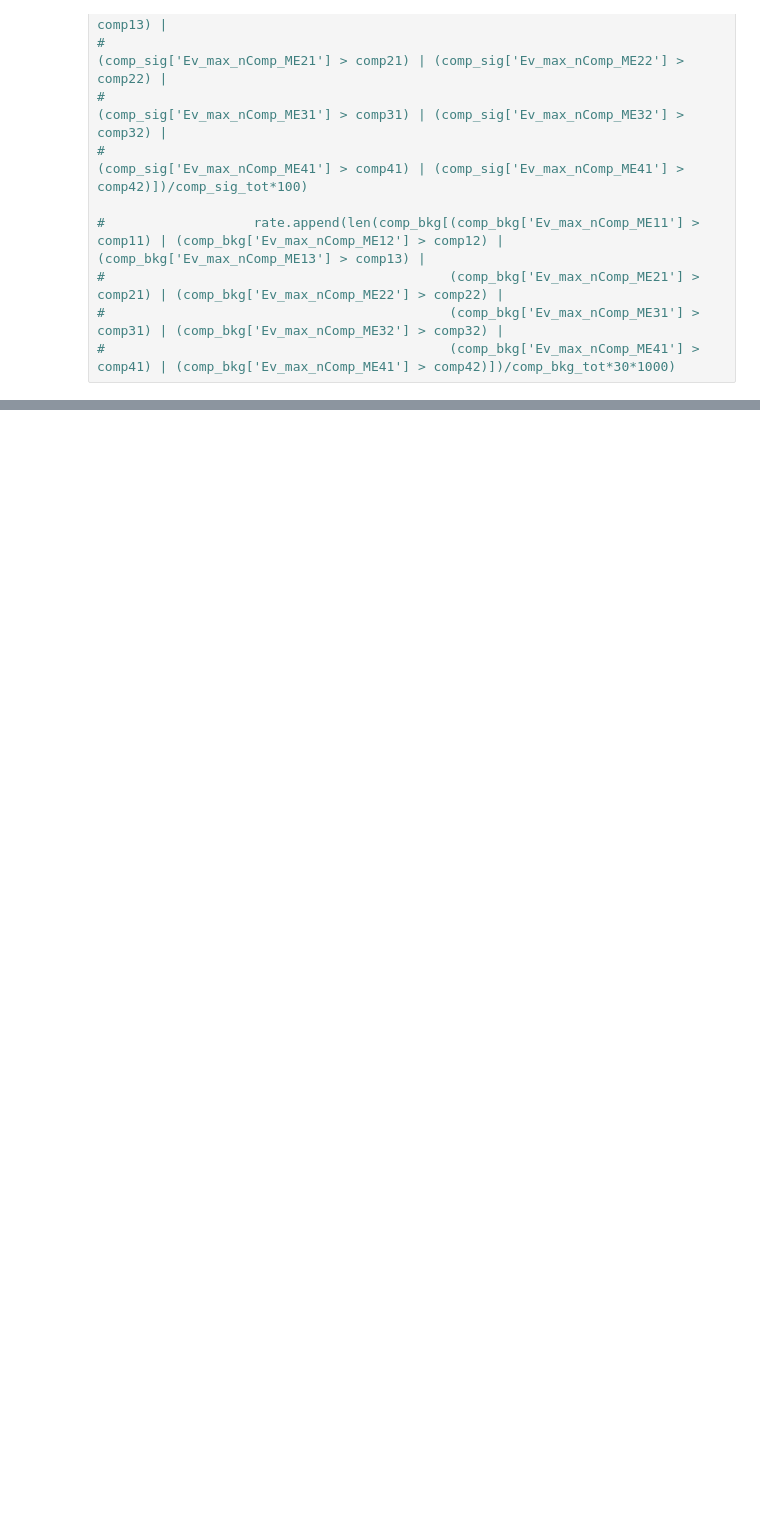
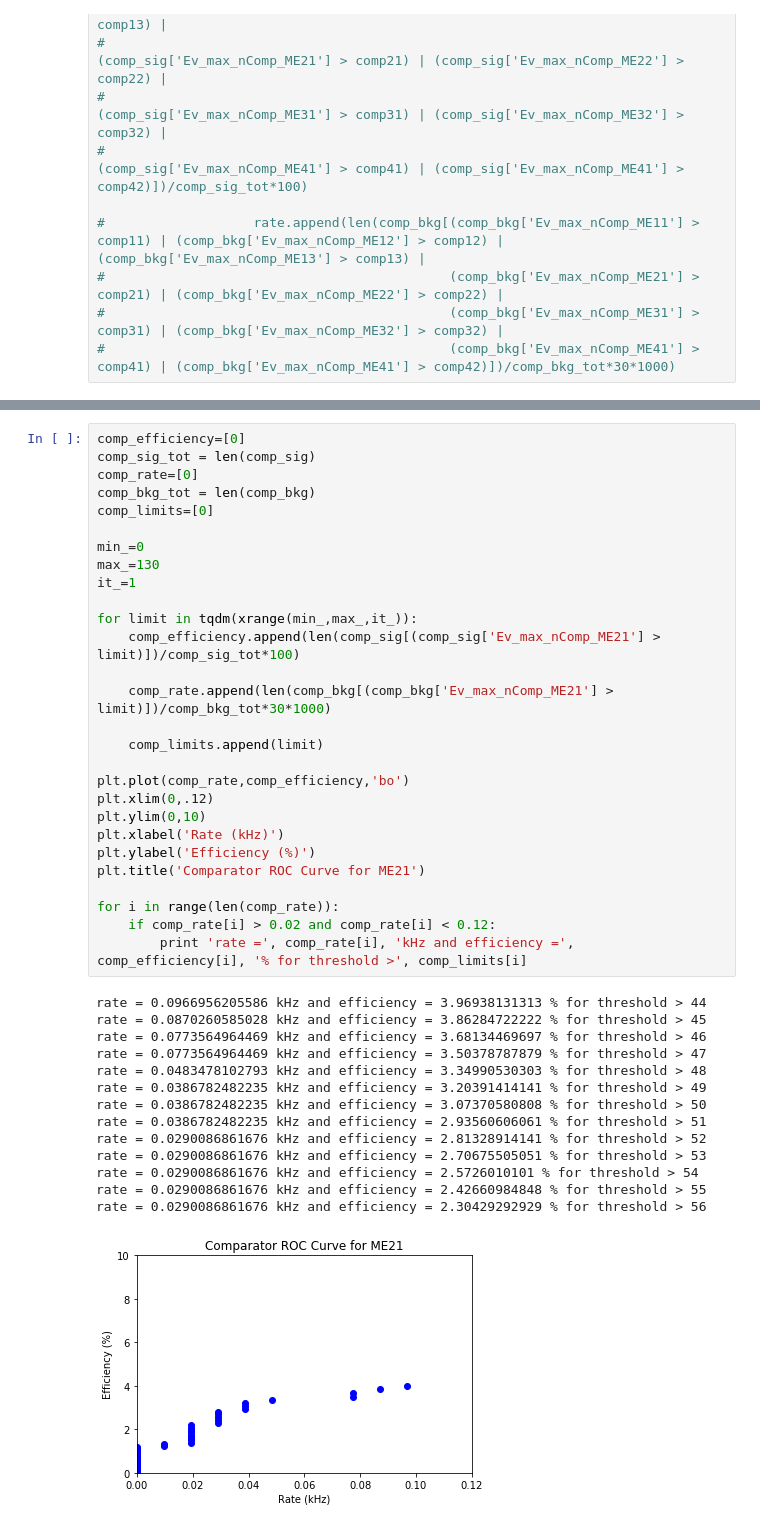
Before and after one commit to fmanteca/Rate_Calculations, a Jupyter notebook: ROC_maker.ipynb, the cells around one changed output, grey strips where cells are left out. Drawn from its saved outputs; the diff is of its cells as text; blank space fills up the shorter version.

```diff
--- a/ROC_maker.ipynb
+++ b/ROC_maker.ipynb
@@ -190,0 +311,43 @@ rate = 0.420496606492 kHz and efficiency = 15.6165031328 % for threshold > 76
+# %%
+comp_efficiency=[0]
+comp_sig_tot = len(comp_sig)
+comp_rate=[0]
+comp_bkg_tot = len(comp_bkg)
+comp_limits=[0]
+
+min_=0
+max_=130
+it_=1
+
+for limit in tqdm(xrange(min_,max_,it_)):
+    comp_efficiency.append(len(comp_sig[(comp_sig['Ev_max_nComp_ME21'] > limit)])/comp_sig_tot*100)
+
+    comp_rate.append(len(comp_bkg[(comp_bkg['Ev_max_nComp_ME21'] > limit)])/comp_bkg_tot*30*1000)
+
+    comp_limits.append(limit)
+
+plt.plot(comp_rate,comp_efficiency,'bo')
+plt.xlim(0,.12)
+plt.ylim(0,10)
+plt.xlabel('Rate (kHz)')
+plt.ylabel('Efficiency (%)')
+plt.title('Comparator ROC Curve for ME21')
+
+for i in range(len(comp_rate)):
+    if comp_rate[i] > 0.02 and comp_rate[i] < 0.12:
+        print 'rate =', comp_rate[i], 'kHz and efficiency =', comp_efficiency[i], '% for threshold >', comp_limits[i]
+# %% [output]
+rate = 0.0966956205586 kHz and efficiency = 3.96938131313 % for threshold > 44
+rate = 0.0870260585028 kHz and efficiency = 3.86284722222 % for threshold > 45
+rate = 0.0773564964469 kHz and efficiency = 3.68134469697 % for threshold > 46
+rate = 0.0773564964469 kHz and efficiency = 3.50378787879 % for threshold > 47
+rate = 0.0483478102793 kHz and efficiency = 3.34990530303 % for threshold > 48
+rate = 0.0386782482235 kHz and efficiency = 3.20391414141 % for threshold > 49
+rate = 0.0386782482235 kHz and efficiency = 3.07370580808 % for threshold > 50
+rate = 0.0386782482235 kHz and efficiency = 2.93560606061 % for threshold > 51
+rate = 0.0290086861676 kHz and efficiency = 2.81328914141 % for threshold > 52
+rate = 0.0290086861676 kHz and efficiency = 2.70675505051 % for threshold > 53
+rate = 0.0290086861676 kHz and efficiency = 2.5726010101 % for threshold > 54
+rate = 0.0290086861676 kHz and efficiency = 2.42660984848 % for threshold > 55
+rate = 0.0290086861676 kHz and efficiency = 2.30429292929 % for threshold > 56
+[figure, added]
```
Also changed, not shown: parts of 31 cells of this notebook, 1 other file.
